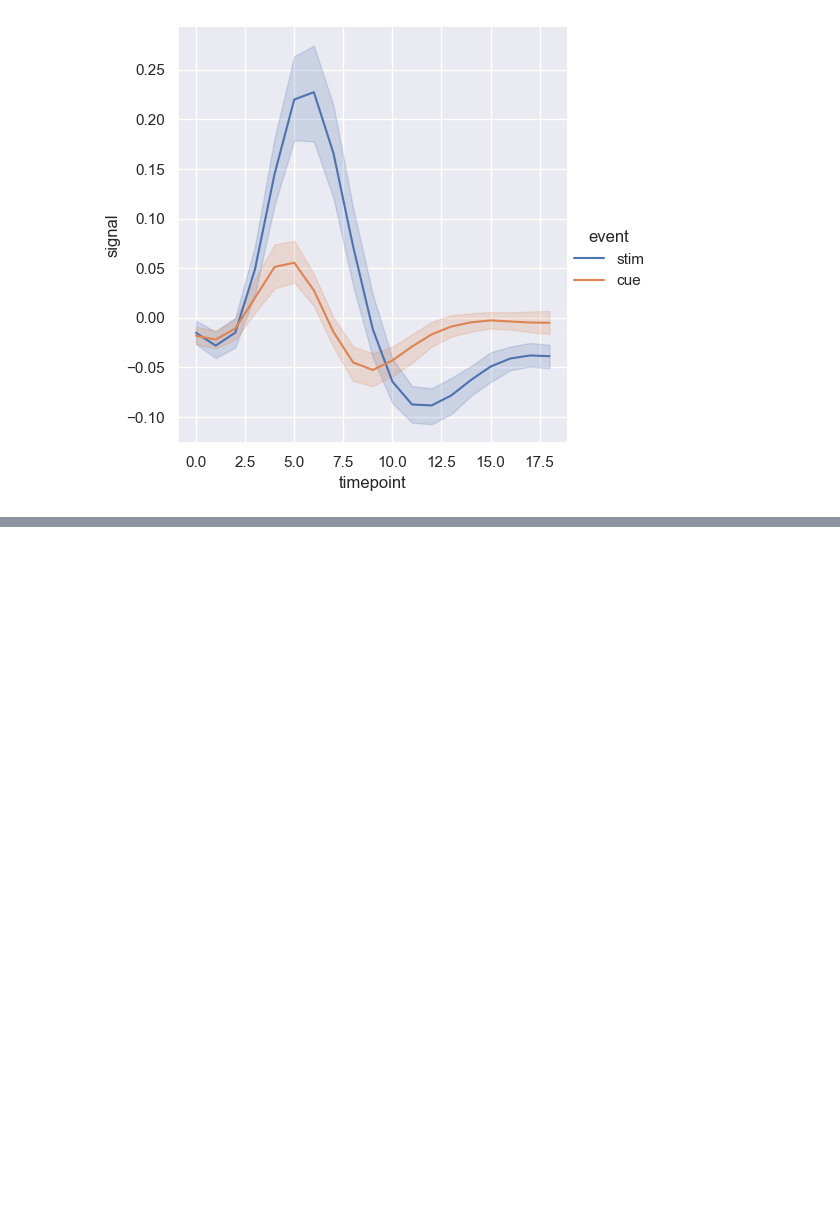
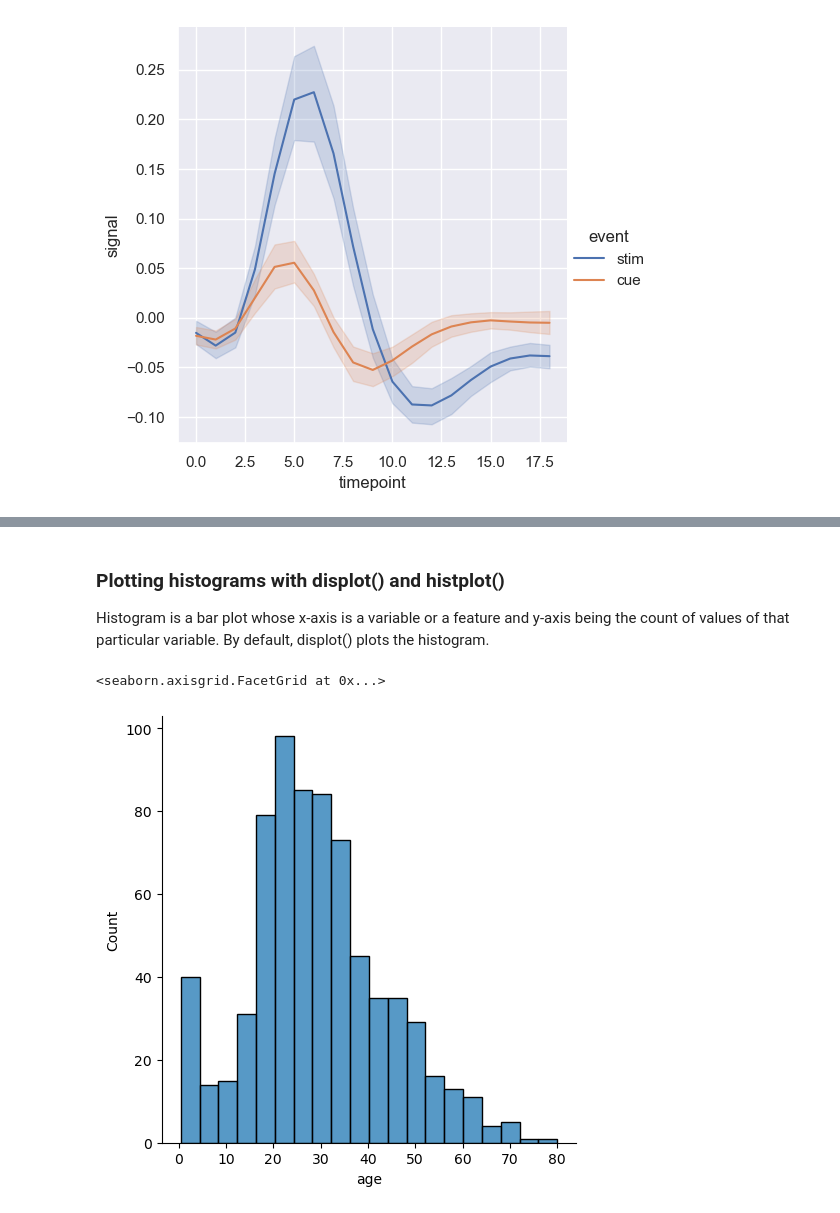
Before and after one commit to raulsiqueira96/seaborn_practice, a Jupyter notebook: Seaborn.ipynb, the cells around one changed output, grey strips where cells are left out. Saved outputs shown, nothing was run; the diff lists cells and outputs as text; code cells hidden in the pictures; blank space fills up the shorter version.

```diff
--- a/Seaborn.ipynb
+++ b/Seaborn.ipynb
@@ -130,0 +159,9 @@ sns.relplot(data=fmri, x='timepoint', y='signal', hue='event', kind='line', )
+# %% [markdown]
+### Plotting histograms with displot() and histplot()
+
+Histogram is a bar plot whose x-axis is a variable or a feature and y-axis being the count of values of that particular variable. By default, displot() plots the histogram.
+# %%
+sns.displot(titanic['age'])
+# %% [output]
+<seaborn.axisgrid.FacetGrid at 0x...>
+[figure, added]
```
Also changed, not shown: parts of 28 cells of this notebook.
